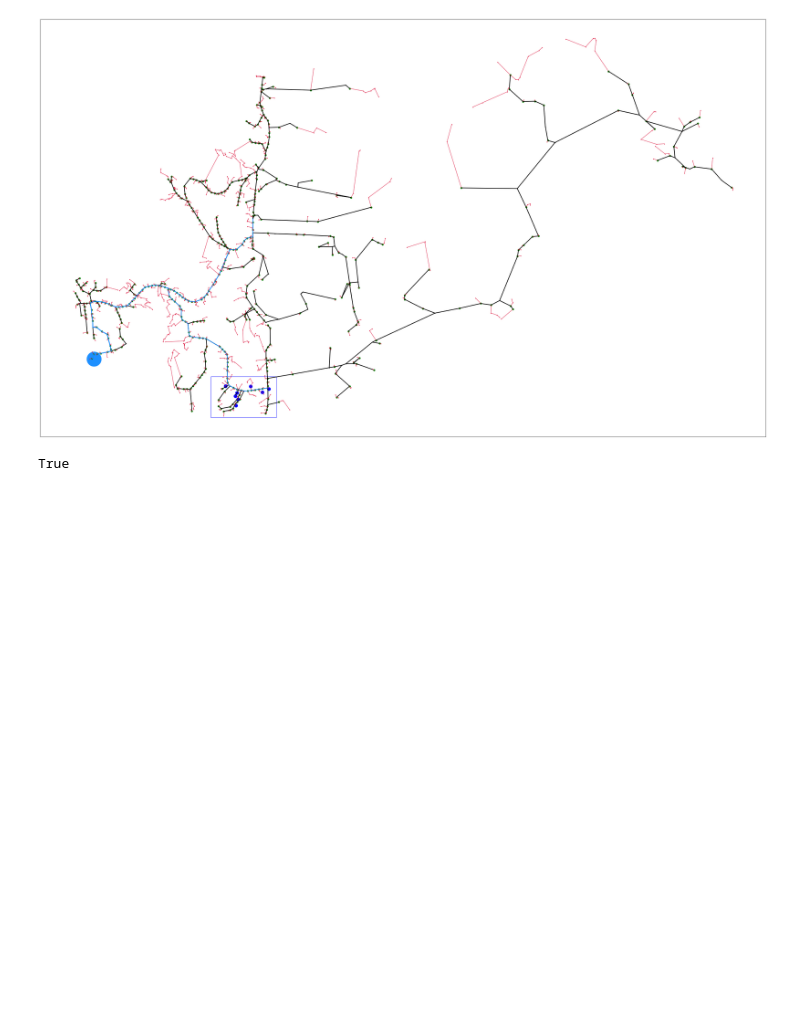
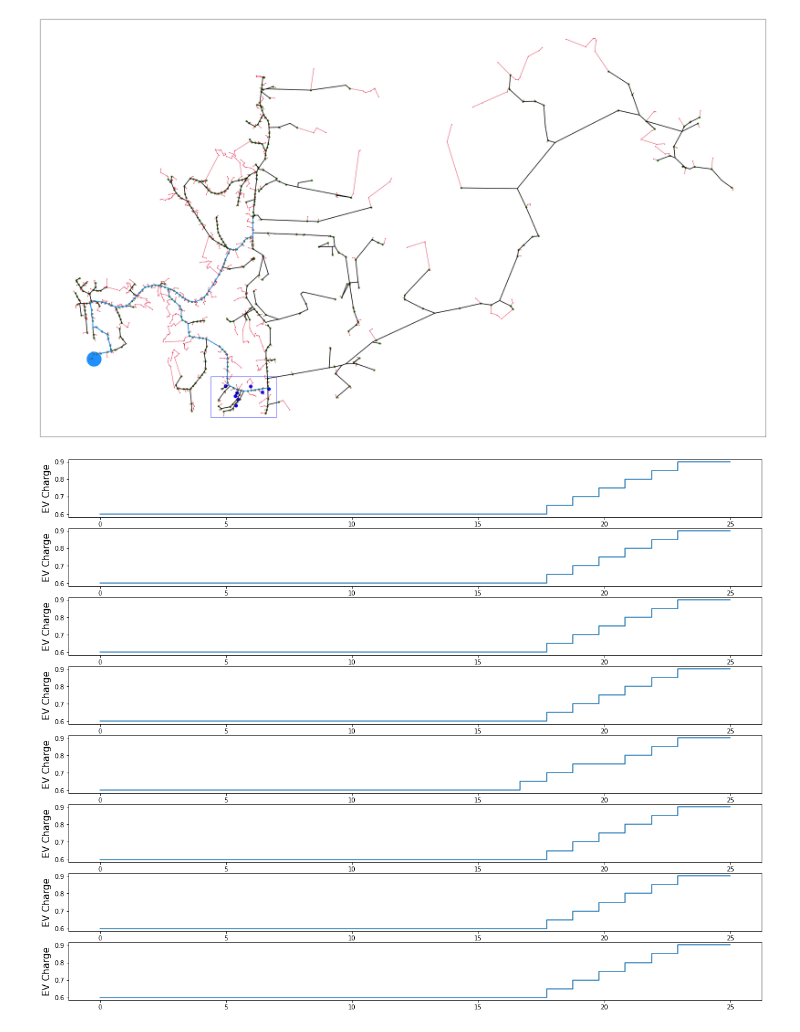
Before and after one commit to rounak-meyur/revs-admm, a Jupyter notebook: ev-adoption-robustness.ipynb, the cells around one changed output. Drawn from its saved outputs; the diff is of its cells as text; code cells hidden in the pictures; blank space fills up the shorter version.

```diff
--- a/ev-adoption-robustness.ipynb
+++ b/ev-adoption-robustness.ipynb
@@ -223,6 +139,13 @@ ax.scatter(x_int,y_int,s=100.0,c='b')
 <matplotlib.collections.PathCollection at 0x...>
 [figure]
 # %%
-511210207001728
+xarray = np.linspace(0,25,25)
+fig6 = plt.figure(figsize = (20,16))
+for i,h in enumerate(ev_home):
+    ax6 = fig6.add_subplot(8,1,i+1)
+    ax6.step(xarray,SOC[h])
+    ax6.set_ylabel("EV Charge",fontsize=15)
+fig6.savefig("{}{}.png".format(figpath,prefix+'-EV-charge'),
+            bbox_inches='tight')
 # %% [output]
-True
+[figure, added]
```
Also changed, not shown: parts of 9 cells of this notebook, 35 other files.
